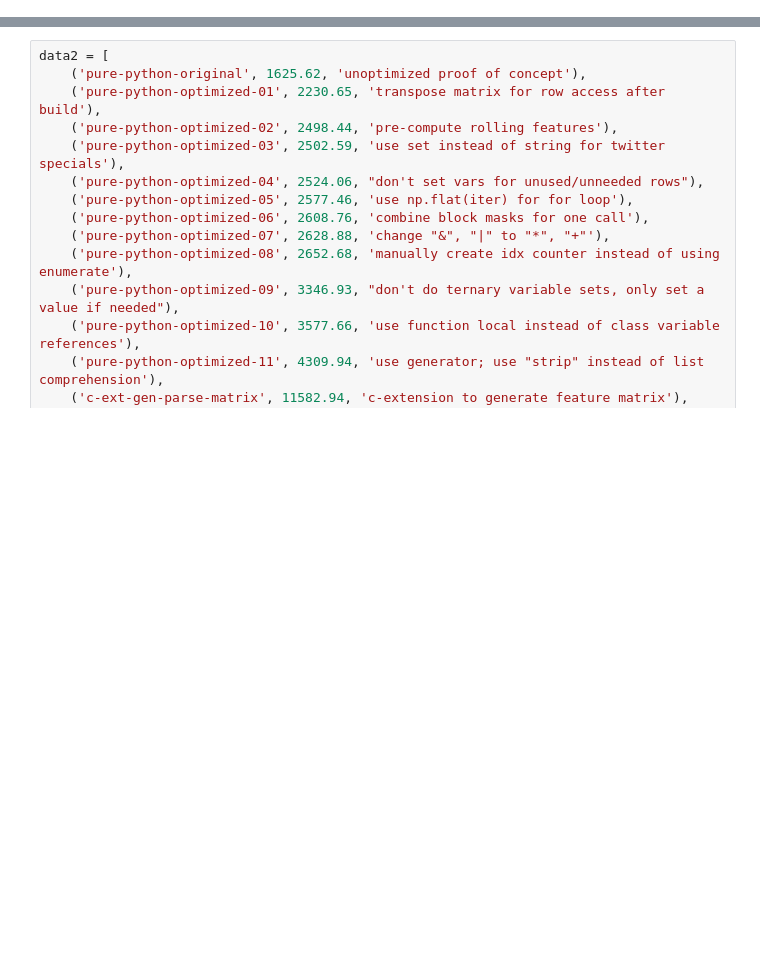
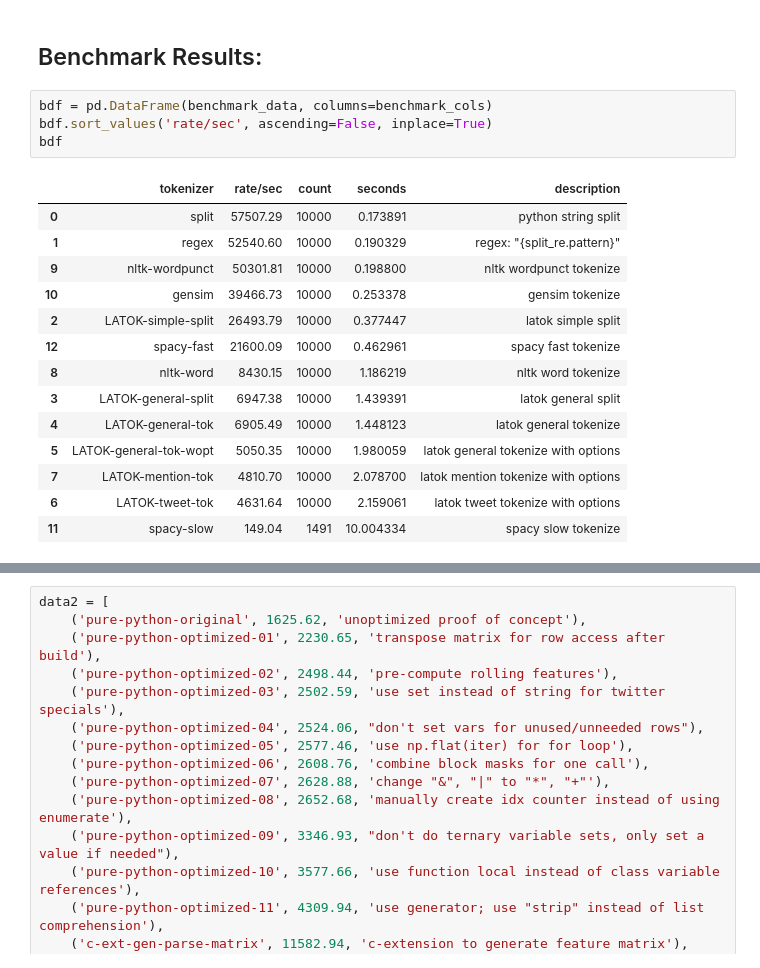
Before and after one commit to resero-labs/latok, a Jupyter notebook: notebooks/tutorial/02_performance.ipynb, the cells around one changed output, grey strips where cells are left out. Saved outputs shown, nothing was run; the diff lists cells and outputs as text; blank space fills up the shorter version.

```diff
--- a/notebooks/tutorial/02_performance.ipynb
+++ b/notebooks/tutorial/02_performance.ipynb
@@ -69,2 +402,23 @@ df
+# %% [markdown]
+## Benchmark Results:
+# %%
+bdf = pd.DataFrame(benchmark_data, columns=benchmark_cols)
+bdf.sort_values('rate/sec', ascending=False, inplace=True)
+bdf
+# %% [output]
+|  | tokenizer | rate/sec | count | seconds | description |
+| 0 | split | 57507.29 | 10000 | 0.173891 | python string split |
+| 1 | regex | 52540.60 | 10000 | 0.190329 | regex: "{split_re.pattern}" |
+| 9 | nltk-wordpunct | 50301.81 | 10000 | 0.198800 | nltk wordpunct tokenize |
+| 10 | gensim | 39466.73 | 10000 | 0.253378 | gensim tokenize |
+| 2 | LATOK-simple-split | 26493.79 | 10000 | 0.377447 | latok simple split |
+| 12 | spacy-fast | 21600.09 | 10000 | 0.462961 | spacy fast tokenize |
+| 8 | nltk-word | 8430.15 | 10000 | 1.186219 | nltk word tokenize |
+| 3 | LATOK-general-split | 6947.38 | 10000 | 1.439391 | latok general split |
+| 4 | LATOK-general-tok | 6905.49 | 10000 | 1.448123 | latok general tokenize |
+| 5 | LATOK-general-tok-wopt | 5050.35 | 10000 | 1.980059 | latok general tokenize with options |
+| 7 | LATOK-mention-tok | 4810.70 | 10000 | 2.078700 | latok mention tokenize with options |
+| 6 | LATOK-tweet-tok | 4631.64 | 10000 | 2.159061 | latok tweet tokenize with options |
+| 11 | spacy-slow | 149.04 | 1491 | 10.004334 | spacy slow tokenize |
 # %%
 %matplotlib inline
```
Also changed, not shown: parts of 25 cells of this notebook, 16 other files.
